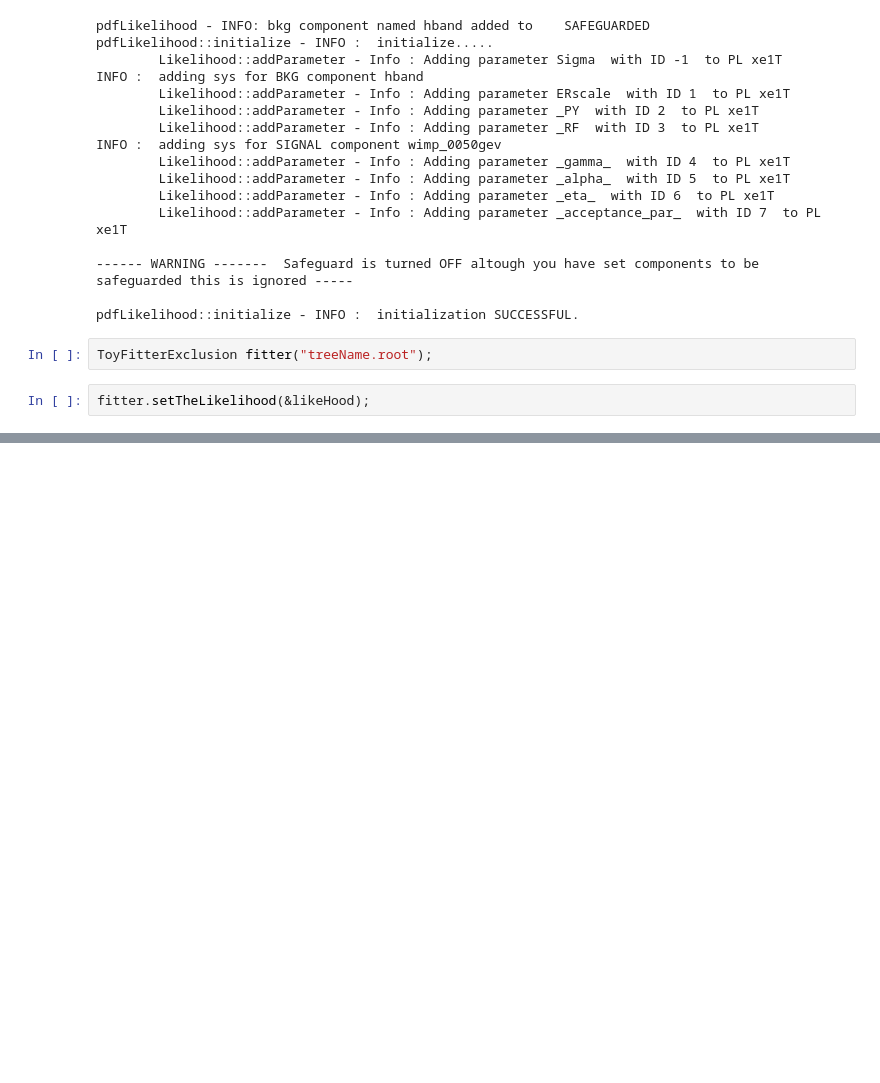
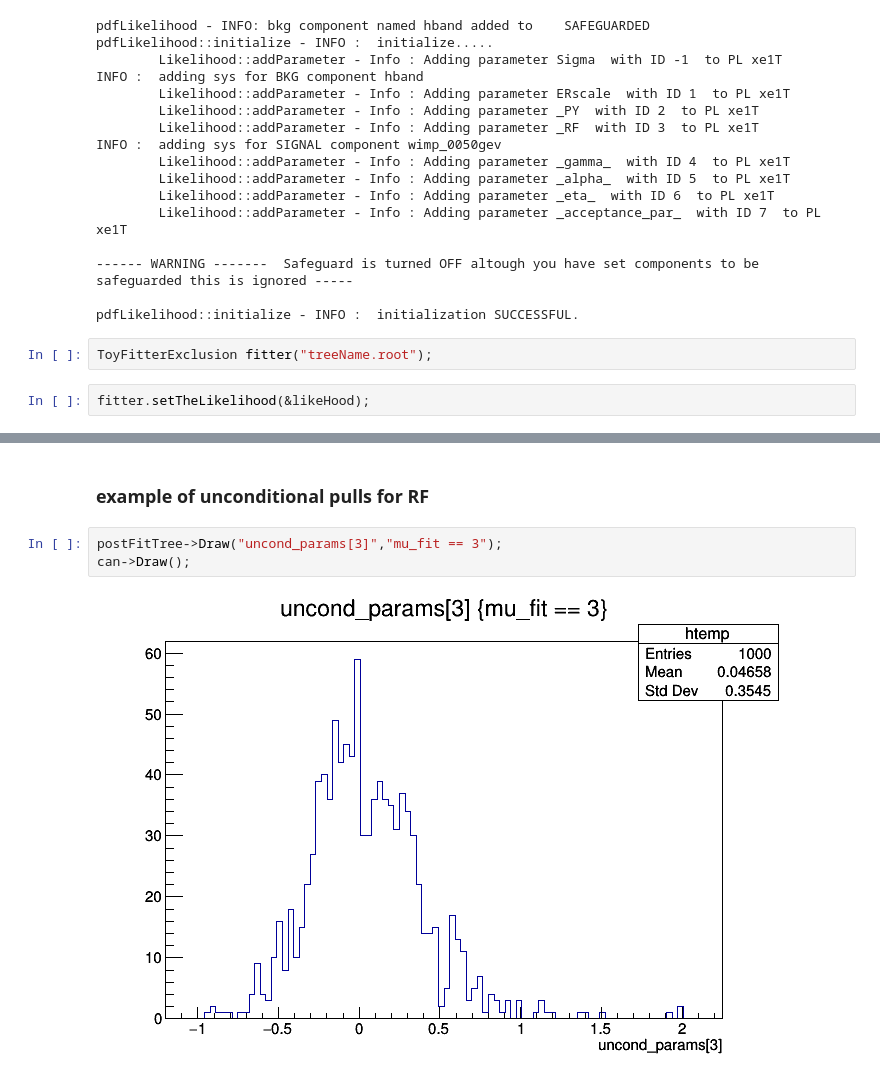
Before and after one commit to XENON1T/Xephyr, a Jupyter notebook: notebooks/ToyFitter.ipynb, the cells around one changed output, grey strips where cells are left out. Cells and saved outputs as stored; diff of their text form; blank space fills up the shorter version.

```diff
--- a/notebooks/ToyFitter.ipynb
+++ b/notebooks/ToyFitter.ipynb
@@ -140,0 +177,7 @@ ML -336.134 achieved for
+# %% [markdown]
+### example of unconditional pulls for RF
+# %%
+postFitTree->Draw("uncond_params[3]","mu_fit == 3");
+can->Draw();
+# %% [output]
+[figure, added]
```
Also changed, not shown: parts of 25 cells of this notebook, 4 other files.
